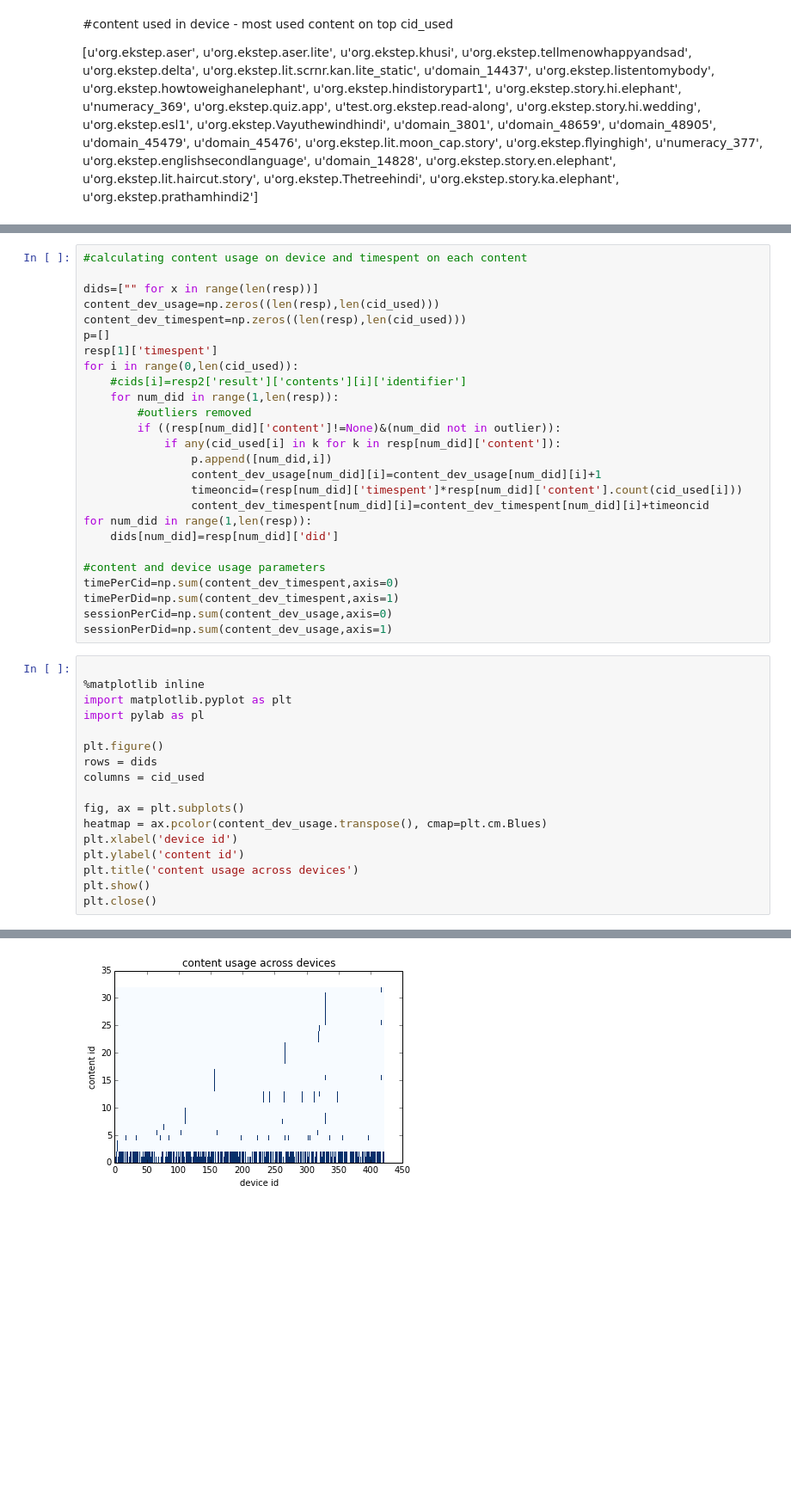
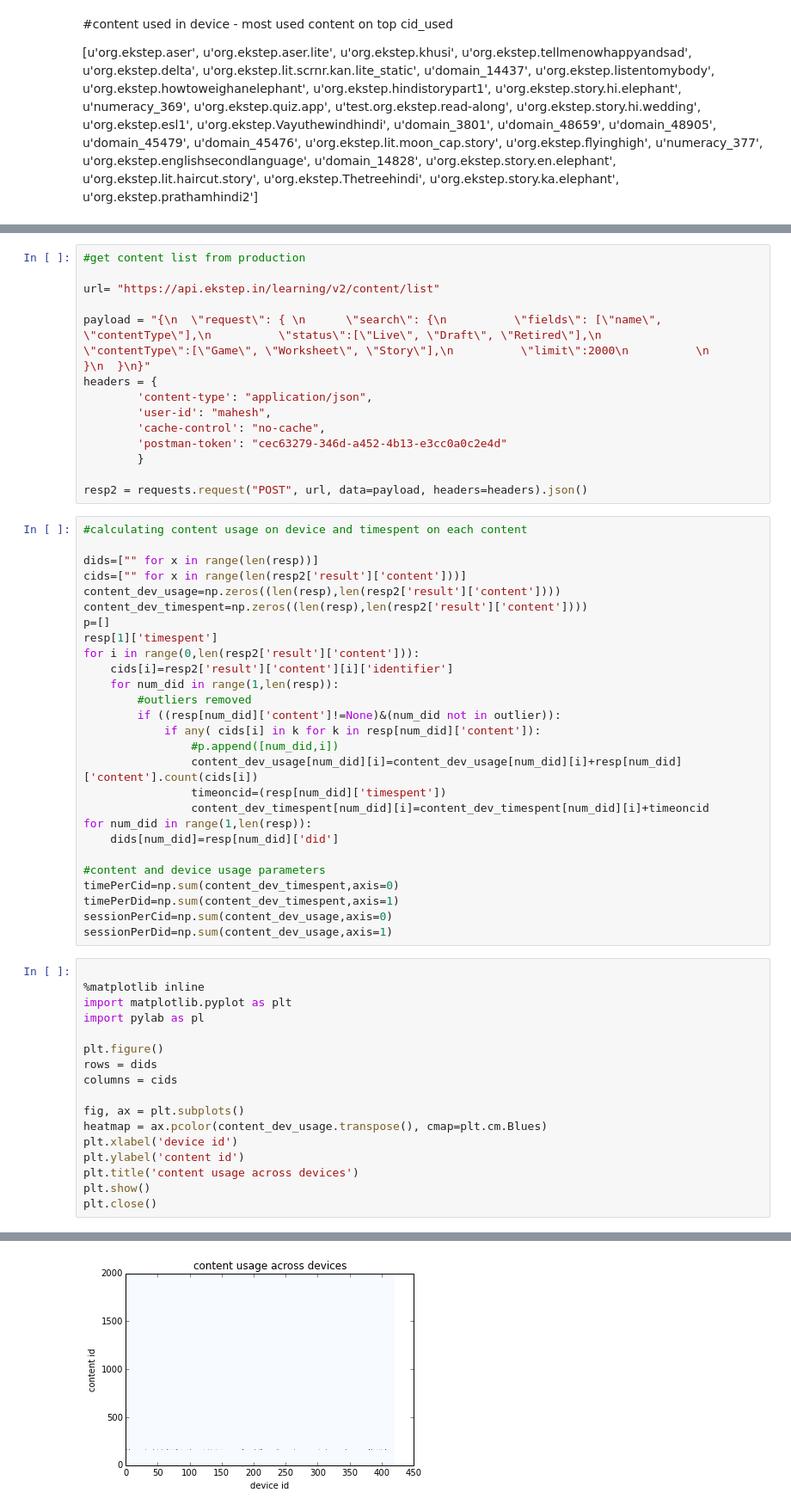
Before and after one commit to project-sunbird/sunbird-analytics, a Jupyter notebook: platform-scripts/VidyaVani/ContentUsageReportProd.ipynb, the cells around one changed output, grey strips where cells are left out. Shown: that part at 86% size. Cells and saved outputs as stored; diff of their text form; blank space fills up the shorter version.

Commit message:
Production content data updated

```diff
--- a/platform-scripts/VidyaVani/ContentUsageReportProd.ipynb
+++ b/platform-scripts/VidyaVani/ContentUsageReportProd.ipynb
@@ -113,20 +116,35 @@ outlier=index[time_ondevice>outlier_cuttoff]
+# %%
+#get content list from production
+
+url= "https://api.ekstep.in/learning/v2/content/list"
+
+payload = "{\n  \"request\": { \n      \"search\": {\n          \"fields\": [\"name\", \"contentType\"],\n          \"status\":[\"Live\", \"Draft\", \"Retired\"],\n          \"contentType\":[\"Game\", \"Worksheet\", \"Story\"],\n          \"limit\":2000\n          \n      }\n  }\n}"
+headers = {
+        'content-type': "application/json",
+        'user-id': "mahesh",
+        'cache-control': "no-cache",
+        'postman-token': "cec63279-346d-a452-4b13-e3cc0a0c2e4d"
+        }
+
+resp2 = requests.request("POST", url, data=payload, headers=headers).json()
 # %%
 #calculating content usage on device and timespent on each content
 
 dids=["" for x in range(len(resp))]
-content_dev_usage=np.zeros((len(resp),len(cid_used)))
-content_dev_timespent=np.zeros((len(resp),len(cid_used)))
+cids=["" for x in range(len(resp2['result']['content']))]
+content_dev_usage=np.zeros((len(resp),len(resp2['result']['content'])))
+content_dev_timespent=np.zeros((len(resp),len(resp2['result']['content'])))
 p=[]
 resp[1]['timespent']
-for i in range(0,len(cid_used)):
-    #cids[i]=resp2['result']['contents'][i]['identifier']
+for i in range(0,len(resp2['result']['content'])):
+    cids[i]=resp2['result']['content'][i]['identifier']
     for num_did in range(1,len(resp)):
         #outliers removed
         if ((resp[num_did]['content']!=None)&(num_did not in outlier)):
-            if any(cid_used[i] in k for k in resp[num_did]['content']):
-                p.append([num_did,i])
-                content_dev_usage[num_did][i]=content_dev_usage[num_did][i]+1
-                timeoncid=(resp[num_did]['timespent']*resp[num_did]['content'].count(cid_used[i]))
+            if any( cids[i] in k for k in resp[num_did]['content']):
+                #p.append([num_did,i])
+                content_dev_usage[num_did][i]=content_dev_usage[num_did][i]+resp[num_did]['content'].count(cids[i])
+                timeoncid=(resp[num_did]['timespent'])
                 content_dev_timespent[num_did][i]=content_dev_timespent[num_did][i]+timeoncid
 for num_did in range(1,len(resp)):
     dids[num_did]=resp[num_did]['did']
@@ -139,20 +157,20 @@ sessionPerDid=np.sum(content_dev_usage,axis=1)
 # %%
 
 %matplotlib inline
 import matplotlib.pyplot as plt
 import pylab as pl
 
 plt.figure()
 rows = dids
-columns = cid_used
+columns = cids
 
 fig, ax = plt.subplots()
 heatmap = ax.pcolor(content_dev_usage.transpose(), cmap=plt.cm.Blues)
 plt.xlabel('device id')
 plt.ylabel('content id')
 plt.title('content usage across devices')
 plt.show()
 plt.close()
 # %% [output]
 <matplotlib.figure.Figure at 0x...>
-[figure, old version]
+[figure, new version]
```
Also changed, not shown: parts of 10 cells of this notebook.
